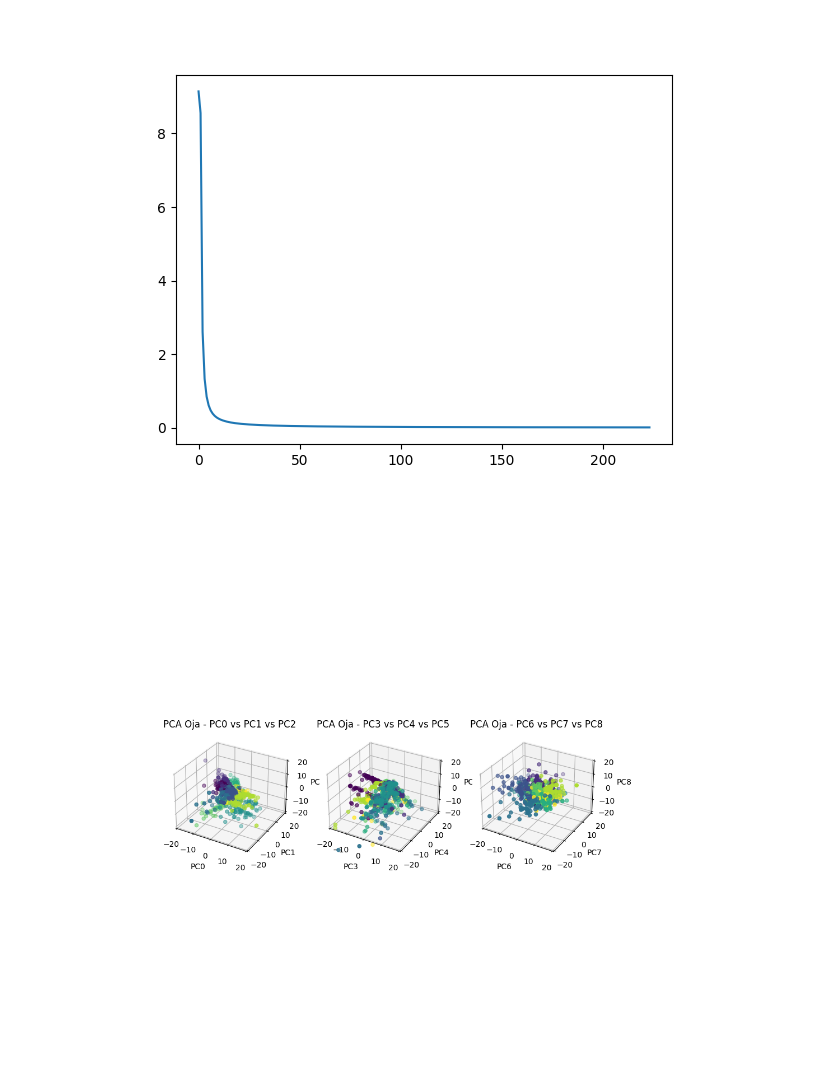
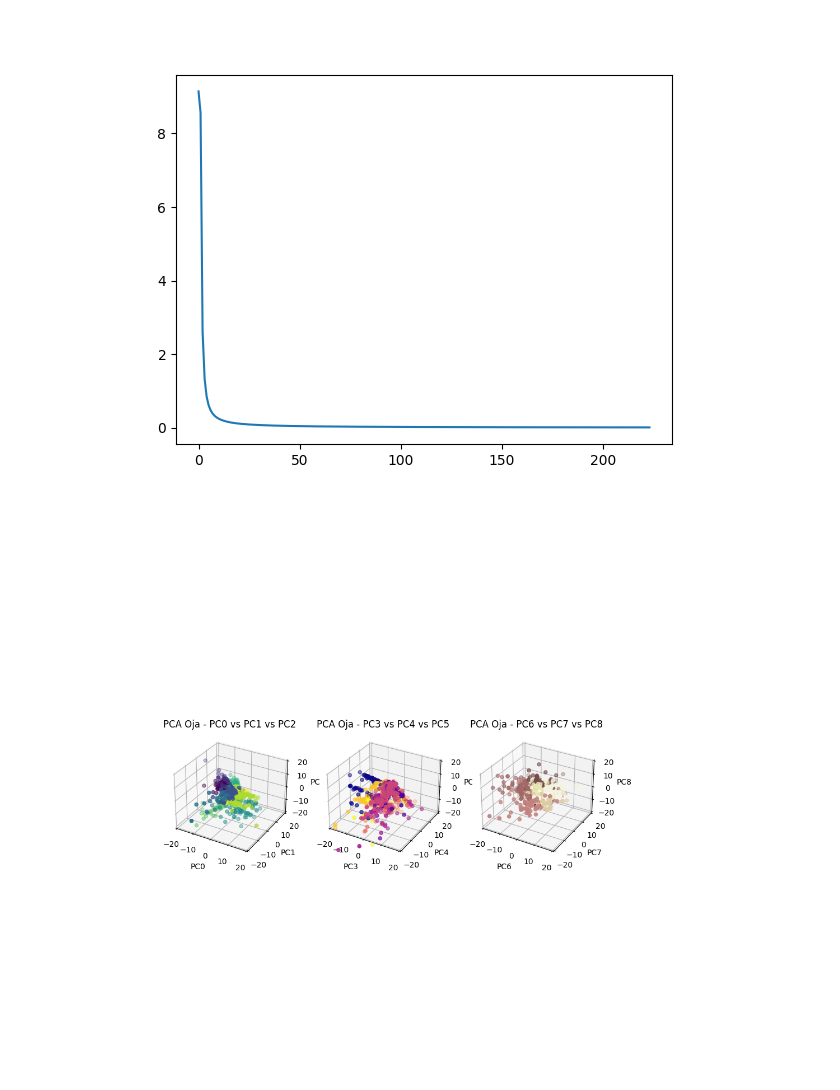
Before and after one commit to sgoldberg27/redes_neuronales-1C2023, a Jupyter notebook: TP2/tp2.ipynb, the cells around one changed output. Cells and saved outputs as stored; diff of their text form; code cells hidden in the pictures.

Commit message:
Algunos arreglos más al plotting

```diff
--- a/TP2/tp2.ipynb
+++ b/TP2/tp2.ipynb
@@ -120,27 +120,35 @@ Y = np.dot(X, W)
 # %%
 # plot oja
 
 AX_LIM = 20
 
+CMAPS = [
+    "viridis",
+    "plasma",
+    "cividis",
+]
+
 fig = plt.figure(figsize=(10, 10))
 
-for i in range(0, 9, 3):
-    xyz = fig.add_subplot(1, 3, 1 + i // 3, projection="3d")
+for i in range(3):
+    compA, compB, compC = 3 * i, 3 * i + 1, 3 * i + 2
+
+    xyz = fig.add_subplot(1, 3, i + 1, projection="3d")
     xyz.set_xlim(-AX_LIM, AX_LIM)
     xyz.set_ylim(-AX_LIM, AX_LIM)
     xyz.set_zlim(-AX_LIM, AX_LIM)
-    xyz.scatter3D(Y[:, i + 0], Y[:, i + 1], Y[:, i + 2], c=categorias)
+    xyz.scatter3D(Y[:, compA], Y[:, compB], Y[:, compC], c=categorias, cmap=CMAPS[i])
 
     # Labeling
-    xyz.set_xlabel(f"PC{i}")
-    xyz.set_ylabel(f"PC{i + 1}")
-    xyz.set_zlabel(f"PC{i + 2}")
+    xyz.set_xlabel(f"PC{compA}")
+    xyz.set_ylabel(f"PC{compB}")
+    xyz.set_zlabel(f"PC{compC}")
 
-    xyz.set_title(f"PCA Oja - PC{i} vs PC{i + 1} vs PC{i + 2}")
+    xyz.set_title(f"PCA Oja - PC{compA} vs PC{compB} vs PC{compC}")
 
 
 plt.show()
 # %% [output]
-[figure, old version]
+[figure, new version]
 # %%
 W = PCA_train(X, M, _correction)
```
